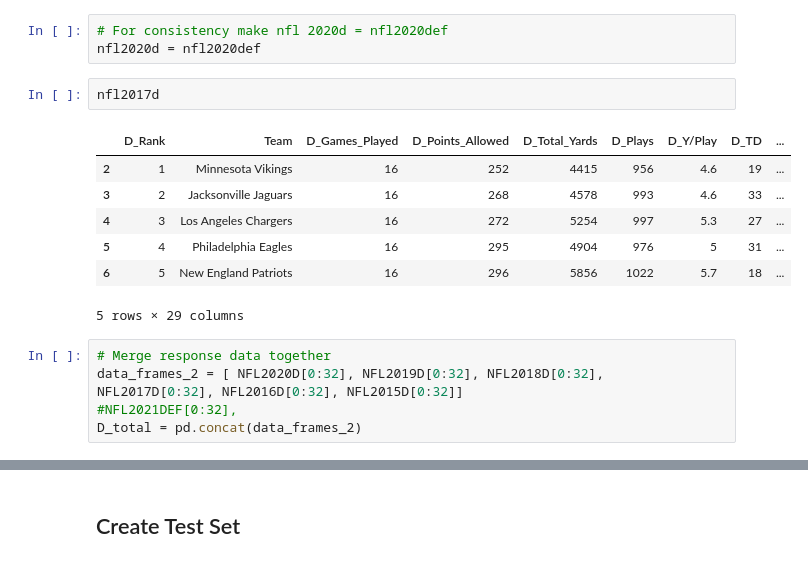
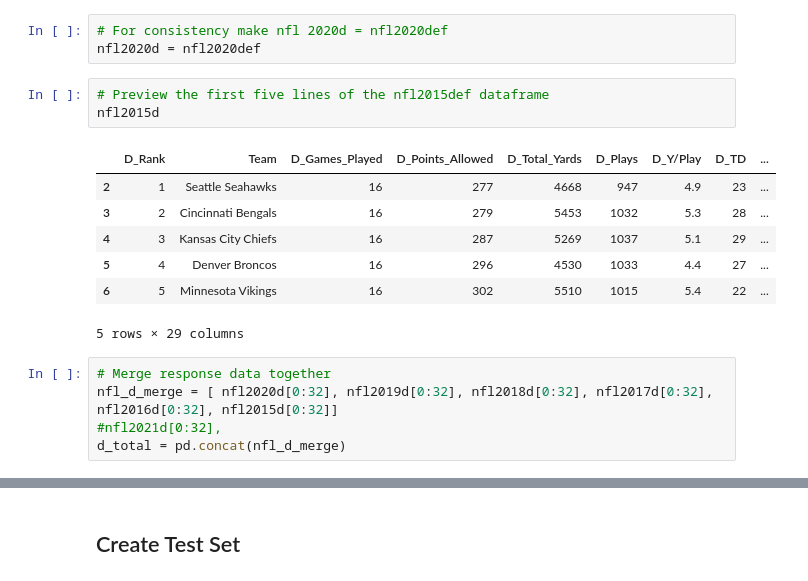
Before and after one commit to stefimaz/Praedico, a Jupyter notebook: Combine_csv.ipynb, the cells around one changed output, grey strips where cells are left out. Saved outputs shown, nothing was run; the diff lists cells and outputs as text.

```diff
--- a/Combine_csv.ipynb
+++ b/Combine_csv.ipynb
@@ -230,18 +230,19 @@ nfl2019d = nfl2019def.drop(columns=['D']).head()
 # For consistency make nfl 2020d = nfl2020def
 nfl2020d = nfl2020def
 # %%
-nfl2017d
+# Preview the first five lines of the nfl2015def dataframe
+nfl2015d
 # %% [output]
 |  | D_Rank | Team | D_Games_Played | D_Points_Allowed | D_Total_Yards | D_Plays | D_Y/Play | D_TD | ... |
-| 2 | 1 | Minnesota Vikings | 16 | 252 | 4415 | 956 | 4.6 | 19 | ... |
-| 3 | 2 | Jacksonville Jaguars | 16 | 268 | 4578 | 993 | 4.6 | 33 | ... |
-| 4 | 3 | Los Angeles Chargers | 16 | 272 | 5254 | 997 | 5.3 | 27 | ... |
-| 5 | 4 | Philadelphia Eagles | 16 | 295 | 4904 | 976 | 5 | 31 | ... |
-| 6 | 5 | New England Patriots | 16 | 296 | 5856 | 1022 | 5.7 | 18 | ... |
+| 2 | 1 | Seattle Seahawks | 16 | 277 | 4668 | 947 | 4.9 | 23 | ... |
+| 3 | 2 | Cincinnati Bengals | 16 | 279 | 5453 | 1032 | 5.3 | 28 | ... |
+| 4 | 3 | Kansas City Chiefs | 16 | 287 | 5269 | 1037 | 5.1 | 29 | ... |
+| 5 | 4 | Denver Broncos | 16 | 296 | 4530 | 1033 | 4.4 | 27 | ... |
+| 6 | 5 | Minnesota Vikings | 16 | 302 | 5510 | 1015 | 5.4 | 22 | ... |
 5 rows × 29 columns
 # %%
 # Merge response data together
-data_frames_2 = [ NFL2020D[0:32], NFL2019D[0:32], NFL2018D[0:32], NFL2017D[0:32], NFL2016D[0:32], NFL2015D[0:32]]
-#NFL2021DEF[0:32],
-D_total = pd.concat(data_frames_2)
+nfl_d_merge = [ nfl2020d[0:32], nfl2019d[0:32], nfl2018d[0:32], nfl2017d[0:32], nfl2016d[0:32], nfl2015d[0:32]]
+#nfl2021d[0:32],
+d_total = pd.concat(nfl_d_merge)
 # %%
```
Also changed, not shown: parts of 31 cells of this notebook.
